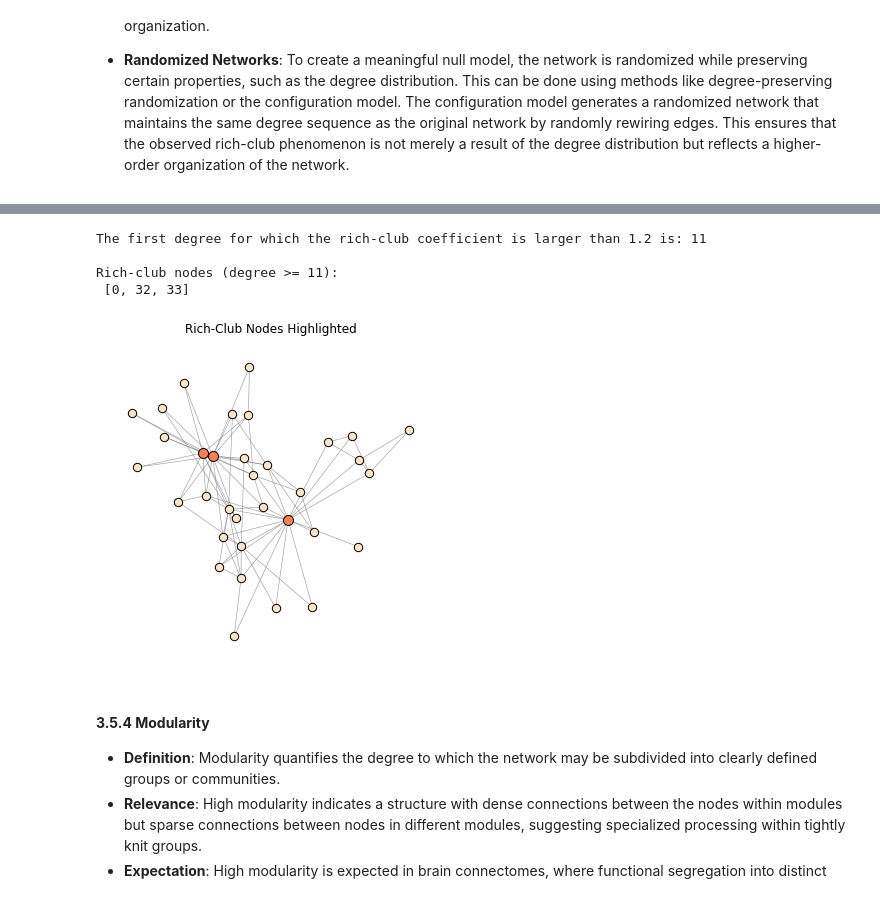
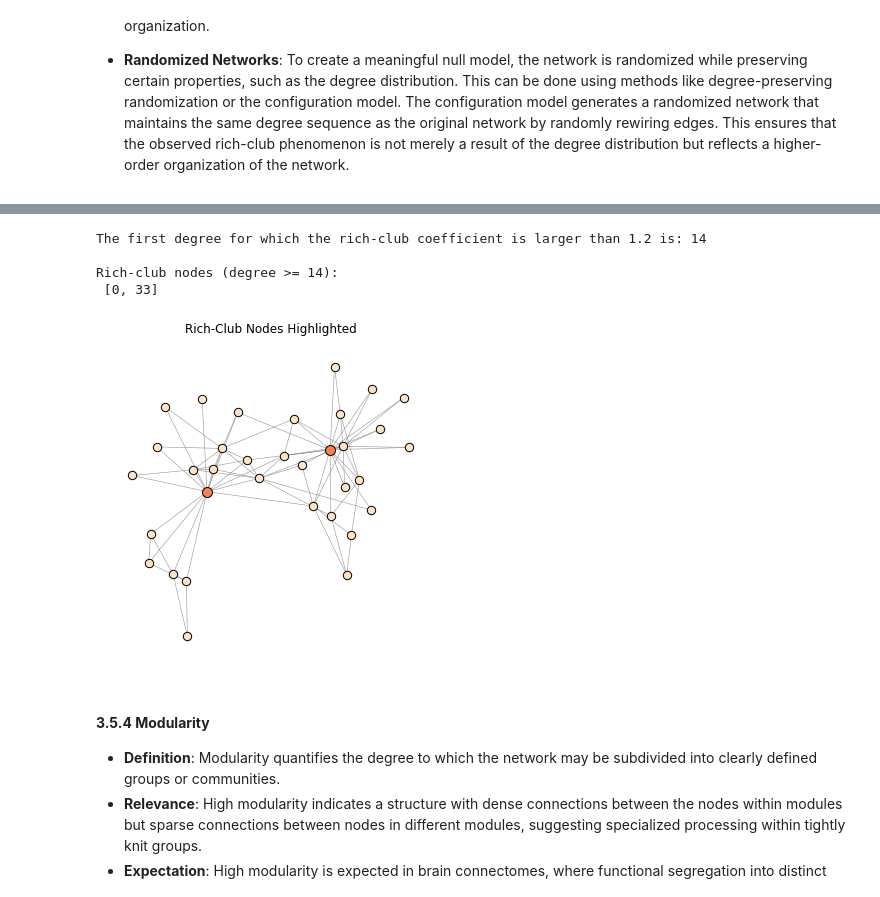
Before and after one commit to pdesrosiers/network-lab-mqsh, a Jupyter notebook: notebooks/network_intro.ipynb, the cells around one changed output, grey strips where cells are left out. Saved outputs shown, nothing was run; the diff lists cells and outputs as text; code cells hidden in the pictures.

```diff
--- a/notebooks/network_intro.ipynb
+++ b/notebooks/network_intro.ipynb
@@ -1795,36 +1794,36 @@ plt.show()
 # %%
 # Step 3: Identify the first degree for which the coefficient is larger than
 # the seleted threshold
 threshold = 1.2
 for degree, coefficient in zip(degrees, coefficients):
-    if coefficient > threshold:
+    if coefficient >= threshold:
         print(f"The first degree for which the rich-club coefficient is larger than {threshold} is: {degree}")
         break
 
 
 # Step 4: Identify Rich-Club Nodes
 degree_threshold = degree # Select a degree threshold, for example, where the rich-club coefficient significantly increases
 rich_club_nodes = [node for node, degree in dict(G.degree()).items() if degree >= degree_threshold]
 
 print(f"\nRich-club nodes (degree >= {degree_threshold}):\n", rich_club_nodes)
 
 # Step 5: Plot the original graph with spring layout and highlight the rich-club nodes
 # Plot the graph with force-directed info
 plt.figure(figsize=(6,6))
 pos = nx.spring_layout(G, k=0.5)
 nx.draw_networkx_nodes(G, pos, node_size=70, node_color='bisque', edgecolors='black', linewidths=1)
 nx.draw_networkx_edges(G, pos, alpha=0.8, edge_color='grey', width=0.6)
 nx.draw_networkx_nodes(G, pos, nodelist=rich_club_nodes, node_size=100, node_color='coral', edgecolors='black', linewidths=1)
 
 plt.title('Rich-Club Nodes Highlighted')
 plt.axis('off')
 plt.show()
 # %% [output]
-The first degree for which the rich-club coefficient is larger than 1.2 is: 11
+The first degree for which the rich-club coefficient is larger than 1.2 is: 14
 
-Rich-club nodes (degree >= 11):
- [0, 32, 33]
+Rich-club nodes (degree >= 14):
+ [0, 33]
-[figure, old version]
+[figure, new version]
 # %% [markdown]
 #### **3.5.4 Modularity**
    - **Definition**: Modularity quantifies the degree to which the network may be subdivided into clearly defined groups or communities.
```
Also changed, not shown: parts of 39 cells of this notebook, 7 other files.
